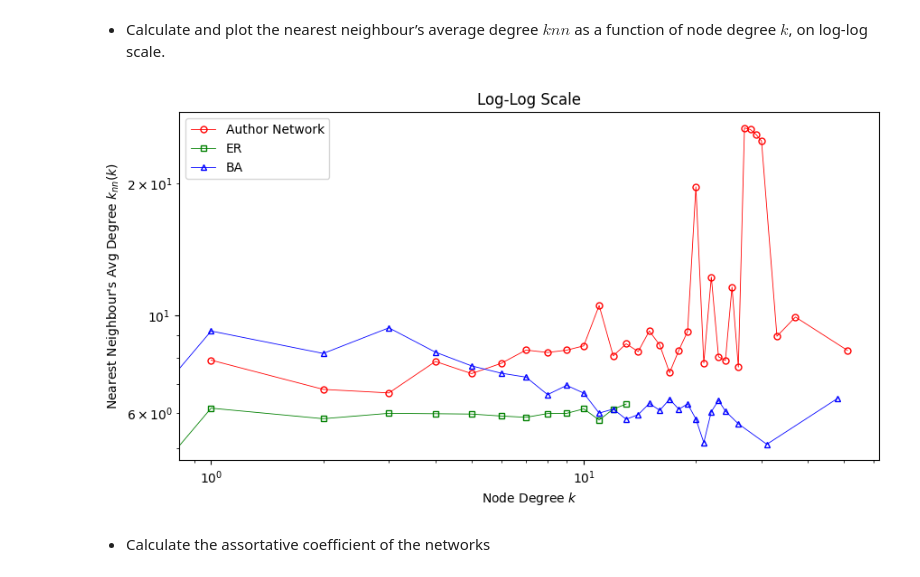
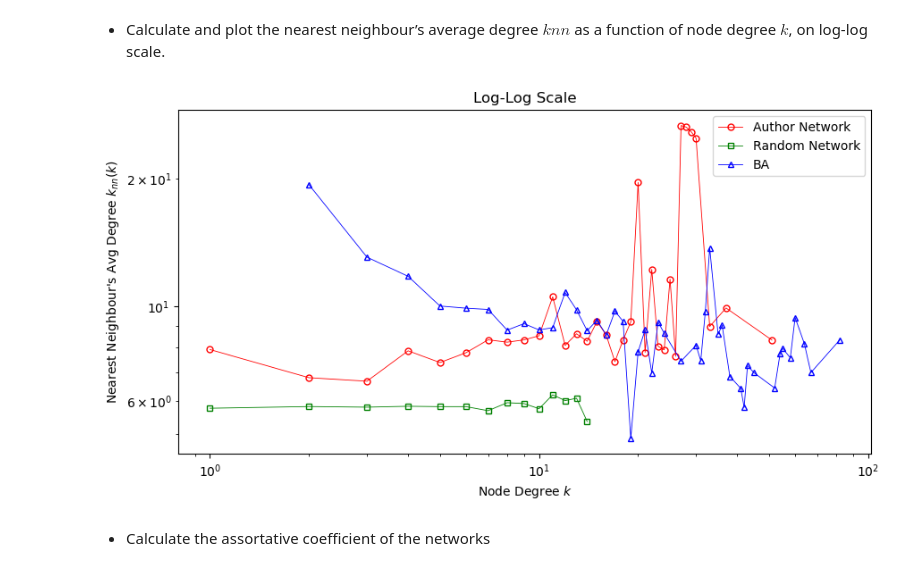
Before and after one commit to ignRyann/author-network-analysis, a Jupyter notebook: coursework1.ipynb, the cells around one changed output. Drawn from its saved outputs; the diff is of its cells as text; code cells hidden in the pictures.

```diff
--- a/coursework1.ipynb
+++ b/coursework1.ipynb
@@ -86,0 +83,19 @@ ER = nx.gnm_random_graph(n_count, e_count, seed= 42)
+# %%
+def create_random_connected_graph(n, e):
+    # Start with a tree graph (n-1 edges, and connected)
+    G = nx.random_tree(n, seed= 42)
+
+    # Add remaining edges
+    remaining_edges = e - (n - 1)
+    while remaining_edges > 0:
+        # Randomly select two nodes
+        u, v = random.sample(list(G.nodes()), 2)
+
+        # Add an edge between them if it doesn't already exist
+        if not G.has_edge(u, v):
+            G.add_edge(u, v)
+            remaining_edges -= 1
+
+    return G
+# %%
+random_network = create_random_connected_graph(n_count, e_count)
@@ -87,3 +107,6 @@ ER = nx.gnm_random_graph(n_count, e_count, seed= 42)
 # %% [markdown]
 ### Generating BA Network
+# %%
+# Creating our initial random graph
+initial = create_random_connected_graph(20, 30)
 # %% [markdown]
@@ -97,4 +151,3 @@ e_initial = 519
 # %%
-# Creating our initial random graph
-initial = nx.gnm_random_graph(n_initial, e_initial, seed= 42)
-BA = nx.barabasi_albert_graph(n_count, m, initial_graph= initial, seed= 42)
+BA = nx.barabasi_albert_graph(1031, 2, initial_graph= initial, seed= 42)
+BA = nx.barabasi_albert_graph(2068, 3, initial_graph= BA, seed= 42)
@@ -237,7 +295,7 @@ def plot_knn(graphs, graph_names):
 # %%
-plot_knn([author_network, ER, BA], ['Author Network', 'ER', 'BA'])
+plot_knn([author_network, random_network, BA], ['Author Network', 'Random Network', 'BA'])
 # %% [output]
-[figure, old version]
+[figure, new version]
 # %% [markdown]
 - Calculate the assortative coefficient of the networks
 # %%
```
Also changed, not shown: parts of 44 cells of this notebook, 10 other files.
